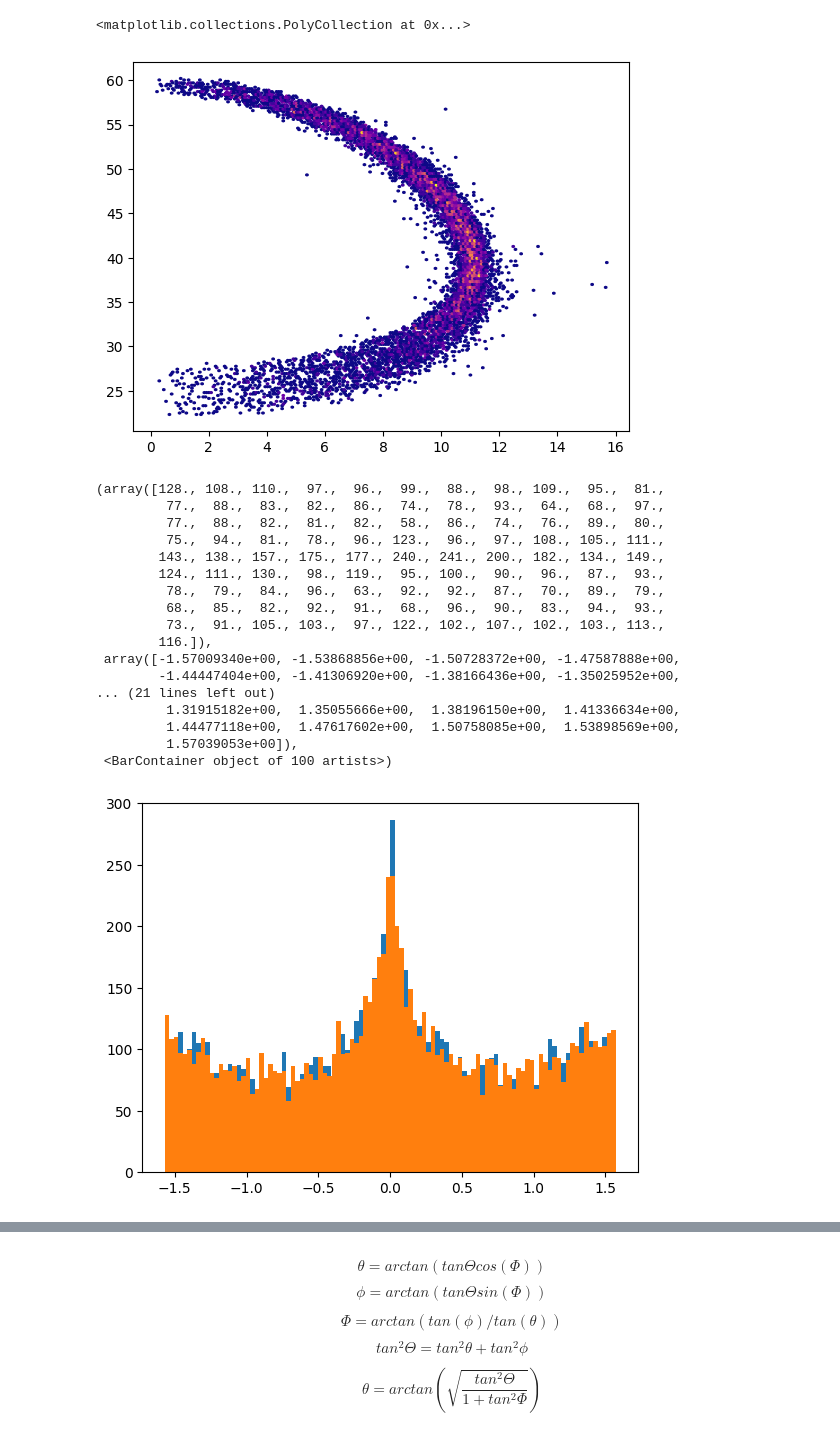
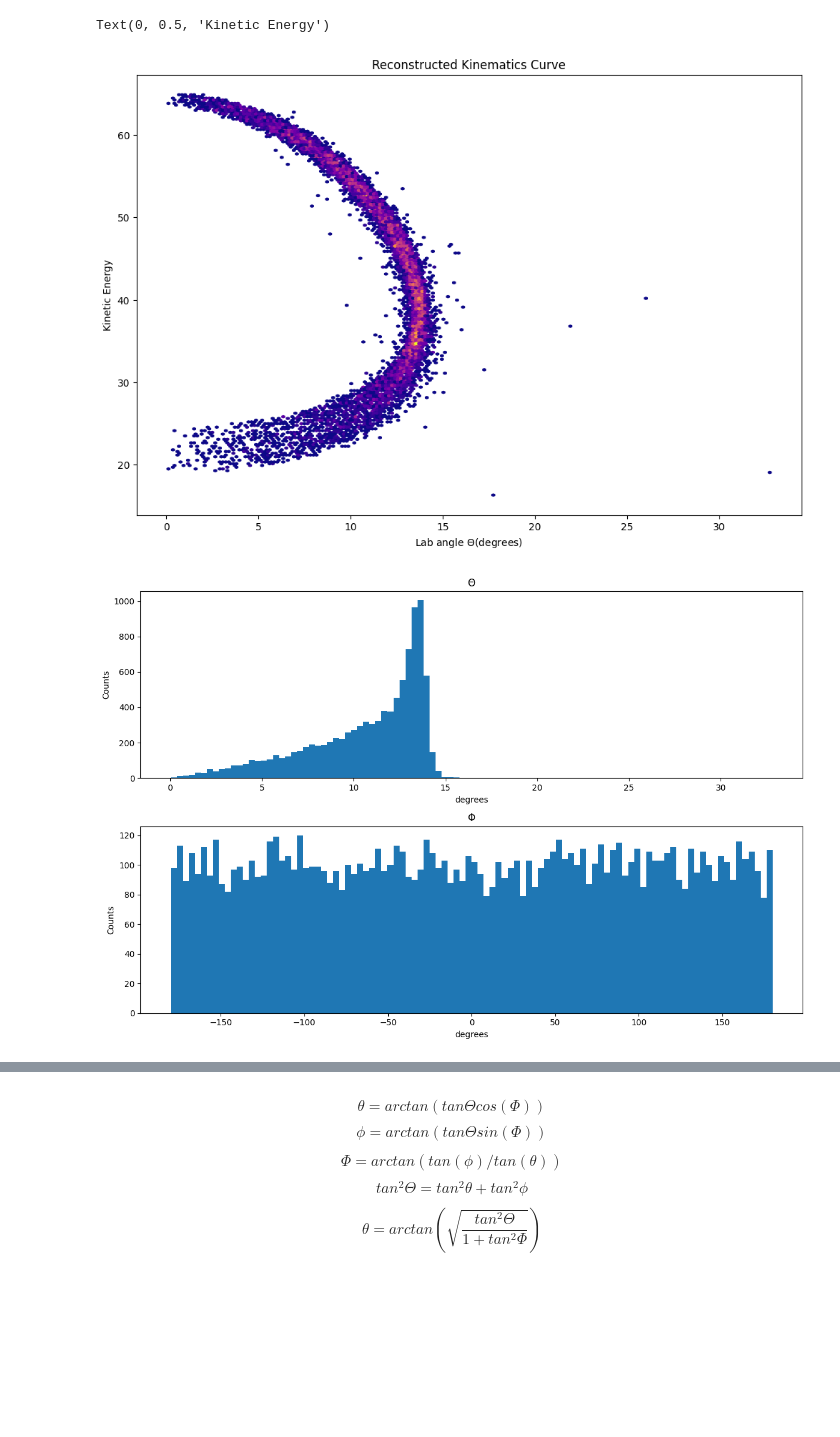
Before and after one commit to htametahI/G4EMMA, a Jupyter notebook: UserDir/ExcitationEnergy/check_results.ipynb, the cells around one changed output, grey strips where cells are left out. Saved outputs shown, nothing was run; the diff lists cells and outputs as text; code cells hidden in the pictures; blank space fills up the shorter version.

```diff
--- a/UserDir/ExcitationEnergy/check_results.ipynb
+++ b/UserDir/ExcitationEnergy/check_results.ipynb
@@ -93,43 +151,30 @@ array([ True,  True,  True, ...,  True,  True,  True], shape=(10100,))
 # %%
-# Theta_rec = np.rad2deg(np.arctan(np.sqrt(np.tan(theta)**2 + np.tan(phi)**2)))
-Theta_rec = np.rad2deg(np.arctan2(np.sqrt(ux**2+uy**2), uz))
+Theta_rec = np.rad2deg(np.arctan(np.sqrt(np.tan(theta)**2 + np.tan(phi)**2)))
+# Theta_rec = np.rad2deg(np.arctan2(np.sqrt(ux**2+uy**2), uz))
+# plt.hexbin(np.rad2deg(theta), np.rad2deg(phi), gridsize=200, cmap="plasma", mincnt=1, label="Ex = 0 MeV")
+plt.figure(figsize=(12, 8))
 plt.hexbin(Theta_rec, Ekin_ptr, gridsize=200, cmap="plasma", mincnt=1, label="Ex = 0 MeV")
+plt.title("Reconstructed Kinematics Curve")
+plt.xlabel(r"Lab angle $\Theta$(degrees)")
+plt.ylabel("Kinetic Energy")
 # %% [output]
-<matplotlib.collections.PolyCollection at 0x...>
+Text(0, 0.5, 'Kinetic Energy')
-[figure, old version]
+[figure, new version]
 # %%
-ux = post_target_reaction[:, 4]
-uy = post_target_reaction[:, 5]
-uz = post_target_reaction[:, 6]
+fig, ax = plt.subplots(2, figsize=(12, 8))
 
-Theta = post_target_reaction[:, 1]
-Phi = np.arctan2(uy, ux)
 
-# theta = np.atan(np.sqrt(np.tan(Theta)**2 / (1 + np.tan(Phi)**2)))
-# phi = np.atan(np.tan(Phi) * np.sqrt(np.tan(Theta)**2 / (1 + np.tan(Phi)**2)))
-theta = np.arctan(np.tan(Theta) * np.cos(Phi))
-phi = np.arctan(np.tan(Theta) * np.sin(Phi))
-plt.hist(theta, bins = 100)
-plt.hist(phi, bins = 100)
+ax[0].hist(np.rad2deg(Theta), bins = 100)
+ax[1].hist(np.rad2deg(Phi), bins = 100)
+ax[0].set_title(r"$\Theta$")
+ax[1].set_title(r"$\Phi$")
+ax[0].set_xlabel("degrees")
+ax[1].set_xlabel("degrees")
+ax[0].set_ylabel("Counts")
+ax[1].set_ylabel("Counts")
+plt.tight_layout()
 # %% [output]
-(array([128., 108., 110.,  97.,  96.,  99.,  88.,  98., 109.,  95.,  81.,
-         77.,  88.,  83.,  82.,  86.,  74.,  78.,  93.,  64.,  68.,  97.,
-         77.,  88.,  82.,  81.,  82.,  58.,  86.,  74.,  76.,  89.,  80.,
-         75.,  94.,  81.,  78.,  96., 123.,  96.,  97., 108., 105., 111.,
-        143., 138., 157., 175., 177., 240., 241., 200., 182., 134., 149.,
-        124., 111., 130.,  98., 119.,  95., 100.,  90.,  96.,  87.,  93.,
-         78.,  79.,  84.,  96.,  63.,  92.,  92.,  87.,  70.,  89.,  79.,
-         68.,  85.,  82.,  92.,  91.,  68.,  96.,  90.,  83.,  94.,  93.,
-         73.,  91., 105., 103.,  97., 122., 102., 107., 102., 103., 113.,
-        116.]),
- array([-1.57009340e+00, -1.53868856e+00, -1.50728372e+00, -1.47587888e+00,
-        -1.44447404e+00, -1.41306920e+00, -1.38166436e+00, -1.35025952e+00,
-... (21 lines left out)
-         1.31915182e+00,  1.35055666e+00,  1.38196150e+00,  1.41336634e+00,
-         1.44477118e+00,  1.47617602e+00,  1.50758085e+00,  1.53898569e+00,
-         1.57039053e+00]),
- <BarContainer object of 100 artists>)
-[figure, old version]
+[figure, new version]
 # %%
 Theta_rec = np.rad2deg(np.arctan(np.sqrt(np.tan(theta)**2 + np.tan(phi)**2)))
 plt.hexbin(Theta, Ekin_ptr, gridsize=200, cmap="plasma", mincnt=1, label="Ex = 0 MeV")
```
Also changed, not shown: parts of 15 cells of this notebook, 13 other files.
